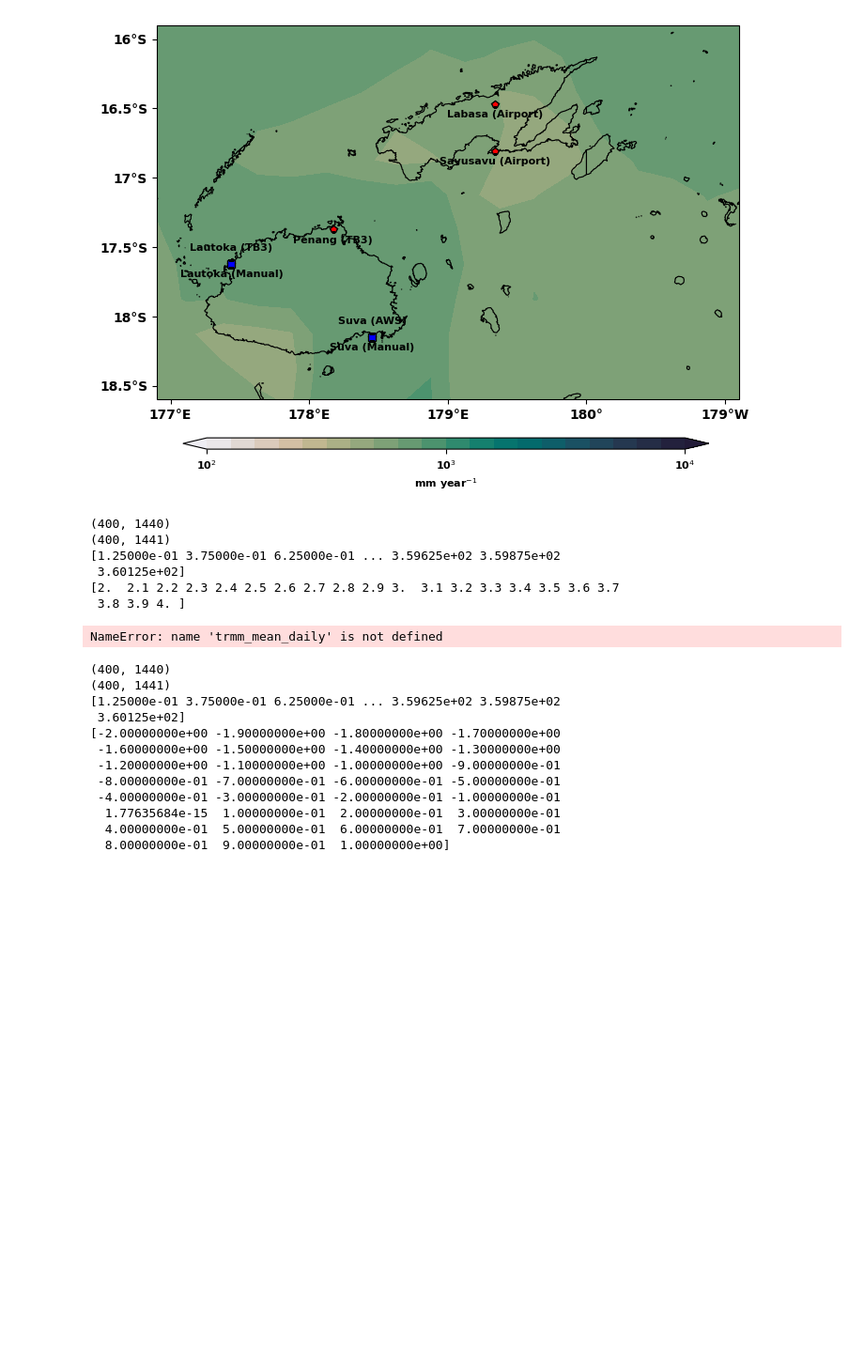
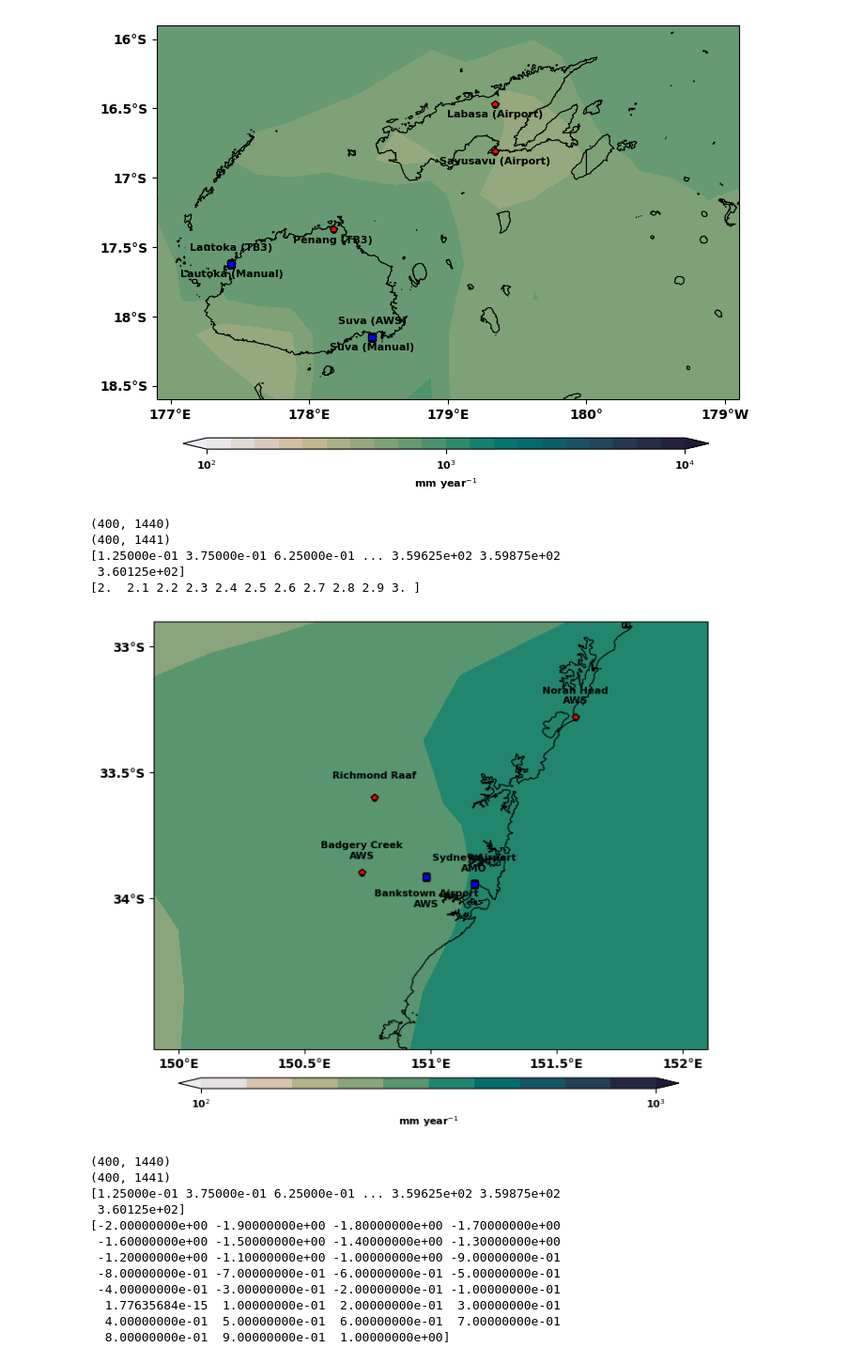
Before and after one commit to 21centuryweather/hk25-AusNode-ExtremePrecipitation, a Jupyter notebook: Data/Stations/Fiji_Meteorological_Service/Fiji_stations_process_AC.ipynb, the cells around one changed output. Shown at 94% size. Cells and saved outputs as stored; diff of their text form; code cells hidden in the pictures; blank space fills up the shorter version.

Commit message:
Sydney TRMM rainfall climatology plots added

```diff
--- a/Data/Stations/Fiji_Meteorological_Service/Fiji_stations_process_AC.ipynb
+++ b/Data/Stations/Fiji_Meteorological_Service/Fiji_stations_process_AC.ipynb
@@ -483,8 +483,8 @@ print(cyclic_lon)
 
 scale = 1 #1000
 vmn = np.log10(100*scale)
-vmx = np.log10(10000*scale)
-tcks = np.arange(2,5,1)
+vmx = np.log10(1000*scale)
+tcks = np.arange(2,4,1)
 intvl = 1*scale
 lvl =  (np.arange(vmn,vmx+(intvl*0.1),intvl*0.1))
 
@@ -531,40 +531,39 @@ ax.set_xlim([149.9-180, 152.1-180])
 ax.set_ylim([-34.6, -32.9])
 ax.set_xticks(np.arange(150-180, 152.5-180, 0.5))
 ax.set_yticks(np.arange(-34, -32.5, 0.5))
 ax.tick_params(axis='x', labelsize=10)
 ax.tick_params(axis='y', labelsize=10)
 ax.set_xticklabels(ax.get_xticks(), fontproperties=tick_font)
 ax.set_yticklabels(ax.get_yticks(), fontproperties=tick_font)
 
 # Format longitude and latitude labels
 ax.xaxis.set_major_formatter(cticker.LongitudeFormatter())
 ax.yaxis.set_major_formatter(cticker.LatitudeFormatter())
 
 #Colorbar for TRMM clim
-cbar_ax = fig.add_axes([0.16, 0.18, 0.70, 0.015])
+cbar_ax = fig.add_axes([0.16, 0.14, 0.70, 0.015])
 cbar = fig.colorbar(plt_cn, cax=cbar_ax, orientation='horizontal', label= 'mm year$^{-1}$', ticks=tcks, shrink=0.8)
 #cbar.set_ticks(np.arange(0,0.6,0.1))
-cbar.ax.set_xticklabels(['10$^{2}$', '10$^{3}$', '10$^{4}$'])
+cbar.ax.set_xticklabels(['10$^{2}$', '10$^{3}$'])
 cbar.ax.tick_params(labelsize=10)  # Adjust fontsize for colorbar tick labels
 cbar.ax.xaxis.label.set_size(10)   # Adjust fontsize for colorbar label
 #cbar.set_label('m $s^{-1}$')
 
 for label in cbar_ax.get_xticklabels():
             label.set_fontsize(8)
             label.set_fontweight('bold')
 cbar_ax.xaxis.label.set_size(8)
 cbar_ax.xaxis.label.set_fontweight('bold')
 
-plt.savefig(data_path + 'Sydney_station_locations_TRMM_yearly_mean.jpg', dpi=600, bbox_inches='tight', pad_inches=0.0)
-plt.savefig(data_path + 'Sydney_station_locations_TRMM_yearly_mean.pdf', format='pdf', bbox_inches='tight', pad_inches=0.0)
+plt.savefig(plot_path + 'Sydney_station_locations_TRMM_yearly_mean.jpg', dpi=600, bbox_inches='tight', pad_inches=0.0)
+plt.savefig(plot_path + 'Sydney_station_locations_TRMM_yearly_mean.pdf', format='pdf', bbox_inches='tight', pad_inches=0.0)
 # %% [output]
 (400, 1440)
 (400, 1441)
 [1.25000e-01 3.75000e-01 6.25000e-01 ... 3.59625e+02 3.59875e+02
  3.60125e+02]
-[2.  2.1 2.2 2.3 2.4 2.5 2.6 2.7 2.8 2.9 3.  3.1 3.2 3.3 3.4 3.5 3.6 3.7
- 3.8 3.9 4. ]
+[2.  2.1 2.2 2.3 2.4 2.5 2.6 2.7 2.8 2.9 3. ]
-NameError: name 'trmm_mean_daily' is not defined
+[figure, added]
 # %%
 
 #Plot precipitation climatology from 3 hourly TRMM data (daily mean)
```
Also changed, not shown: 3 other files.
